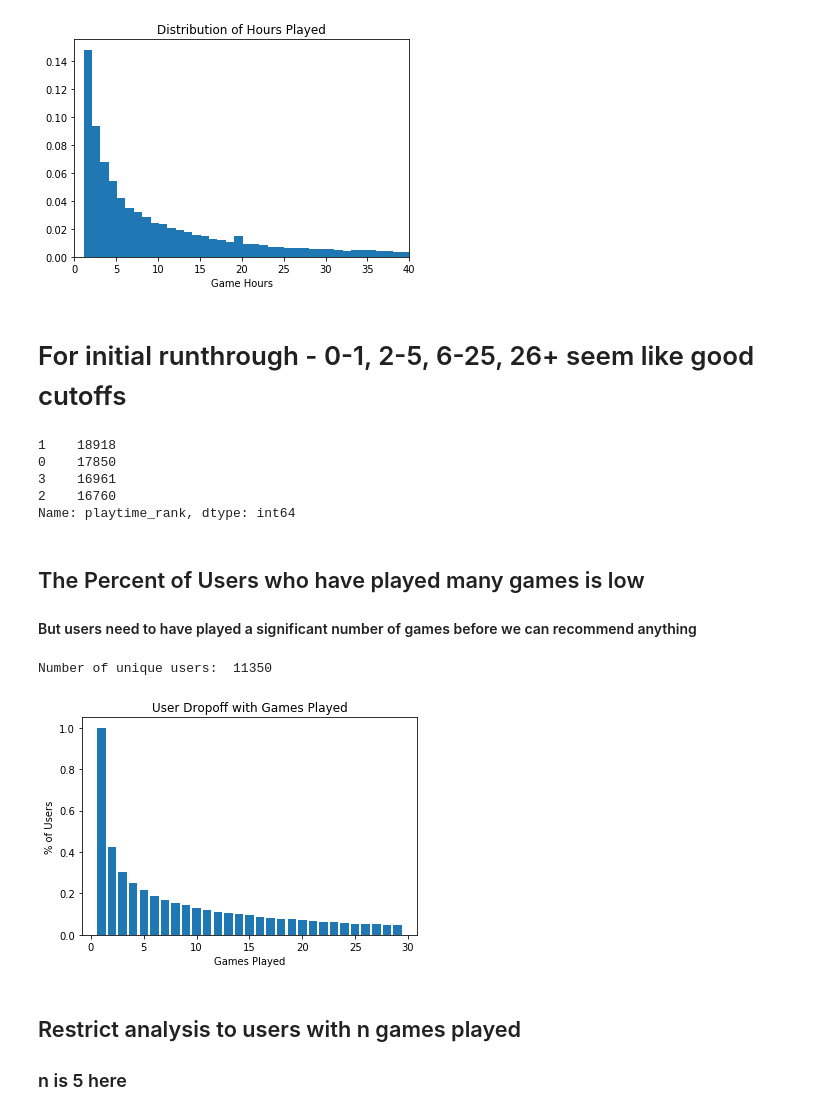
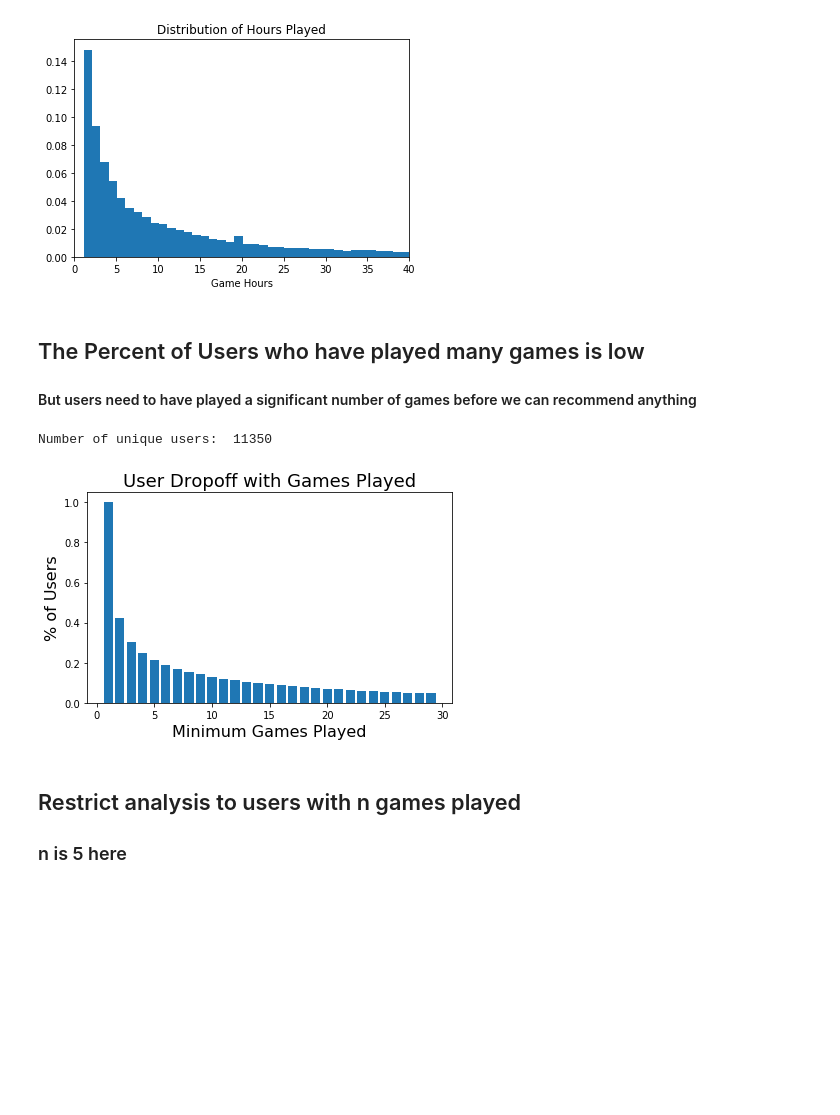
Before and after one commit to gitmbar2/game_recommender, a Jupyter notebook: notebooks/playtime_distribution.ipynb, the cells around one changed output. Saved outputs shown, nothing was run; the diff lists cells and outputs as text; code cells hidden in the pictures; blank space fills up the shorter version.

```diff
--- a/notebooks/playtime_distribution.ipynb
+++ b/notebooks/playtime_distribution.ipynb
@@ -58,40 +58,28 @@ ax.show()
 # %% [output]
 Average hours played:  43.1691512063833
 [figure]
-# %% [markdown]
-# For initial runthrough - 0-1, 2-5, 6-25, 26+ seem like good cutoffs
-# %%
-# rank_playtime has been moved to PandasALSPreprocessor
-steam_df["playtime_rank"] = steam_df['playtime'].map(lambda value: EDA.rank_playtime(value))
-# %%
-steam_df['playtime_rank'].value_counts()
-# %% [output]
-1    18918
-0    17850
-3    16961
-2    16760
-Name: playtime_rank, dtype: int64
 # %% [markdown]
 ## The Percent of Users who have played many games is low
 #### But users need to have played a significant number of games before we can recommend anything
 # %%
 game_counts = steam_df.groupby('uid').count()
 print('Number of unique users: ', game_counts.shape[0])
 
 range_max = 30
 counts = [game_counts[game_counts['game_name'] >= i].shape[0] for i in range (1, range_max)]
 percent_counts = [count / counts[0] for count in counts]
 
 fig, ax = plt.subplots()
 ax.bar(list(range(1, range_max)), percent_counts)
-ax.set_title('User Dropoff with Games Played')
-ax.set_xlabel('Games Played')
-ax.set_ylabel('% of Users')
+ax.set_title('User Dropoff with Games Played', fontsize=18)
+ax.set_xlabel('Minimum Games Played', fontsize=16)
+ax.set_ylabel('% of Users', fontsize=16)
+fig.tight_layout()
 fig.show()
 fig.savefig('../figures/user_dropoff.png')
 # %% [output]
 Number of unique users:  11350
-[figure, old version]
+[figure, new version]
 # %% [markdown]
 ## Restrict analysis to users with n games played
 ### n is 5 here
```
Also changed, not shown: 13 other files.
